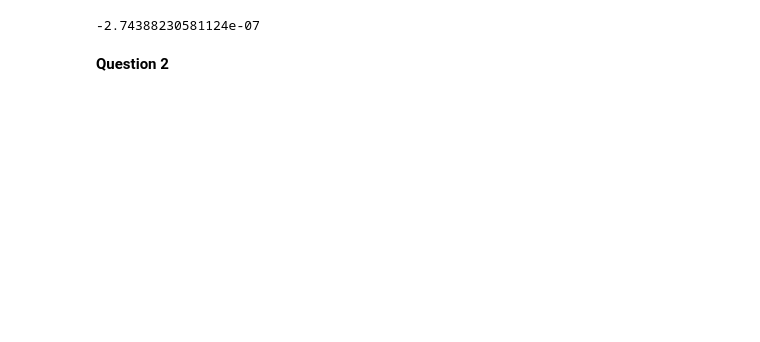
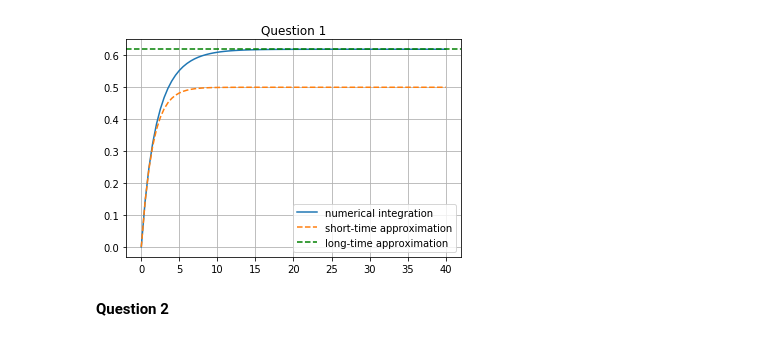
Before and after one commit to cdelannoy/Numerics, a Jupyter notebook: Project2.ipynb, the cells around one changed output. Saved outputs shown, nothing was run; the diff lists cells and outputs as text; code cells hidden in the pictures; blank space fills up the shorter version.

```diff
--- a/Project2.ipynb
+++ b/Project2.ipynb
@@ -15,7 +15,7 @@ def y1_long(d, theta):
 
 def y1_short(d, sigma):
     "This is the short-time approximation given in the write-up"
-    return (d/(d-1))*(math.exp(d-1)*sigma - 1)
+    return (d/(d-1))*(math.exp((d-1)*sigma) - 1)
 
 def y1_long_class(d, theta):
     "This is the large-time approximation given in class"
@@ -71,13 +71,12 @@ def bisect(f, p_0, p_1, d, res_list, steps=100):
     return res_list
 # %%
 print("Question 1 (a)")
-iters = 100
+iters = 80
 
 theta_fizz = {'sigma': [0], 'theta':[0]}
 res_f = rk4_fizz(f1=y1, d = 1/3, h=0.5, FValues=theta_fizz, num_iter=iters)
 
 # Last value provides expected result
 print("The last value of theta is:", res_f['theta'][-1])
-print("Problem? Is the value of sigma too large??")
 # %% [output]
 Question 1 (a)
@@ -90,10 +88,4 @@ y1_long_root = bisect(y1_long, 0.1, 1, 1/3, y1_long_res)
 
 # short-time approx
 ## This gives us sigma, not theta...
-y1_short_res = []
-y1_short_root = bisect(y1_short, 0.1, 50, 1/3, y1_short_res)
-## Computhong theta?
-theta_short = y1_short(1/3, y1_short_res[-1])
-theta_short
+y1_short_root = list(map(lambda x: y1_short(1/3, x), res_f['sigma']))
-# %% [output]
--2.74388230581124e-07
@@ -102,3 +92,14 @@ theta_short
+# %%
+plt.grid(b=True, which='major', linestyle='-')
+plt.plot(res_f['sigma'], res_f['theta'], label='numerical integration')
+plt.plot(res_f['sigma'], y1_short_root, label ='short-time approximation', linestyle='--')
+plt.axhline(y=y1_long_root[-1], xmin=0, xmax=1, label = 'long-time approximation', linestyle='--', color='g')
+plt.legend()
+plt.title('Question 1')
+
+plt.show()
+# %% [output]
+[figure, added]
 # %% [markdown]
 **Question 2**
 # %%
```
Also changed, not shown: parts of 8 cells of this notebook.
